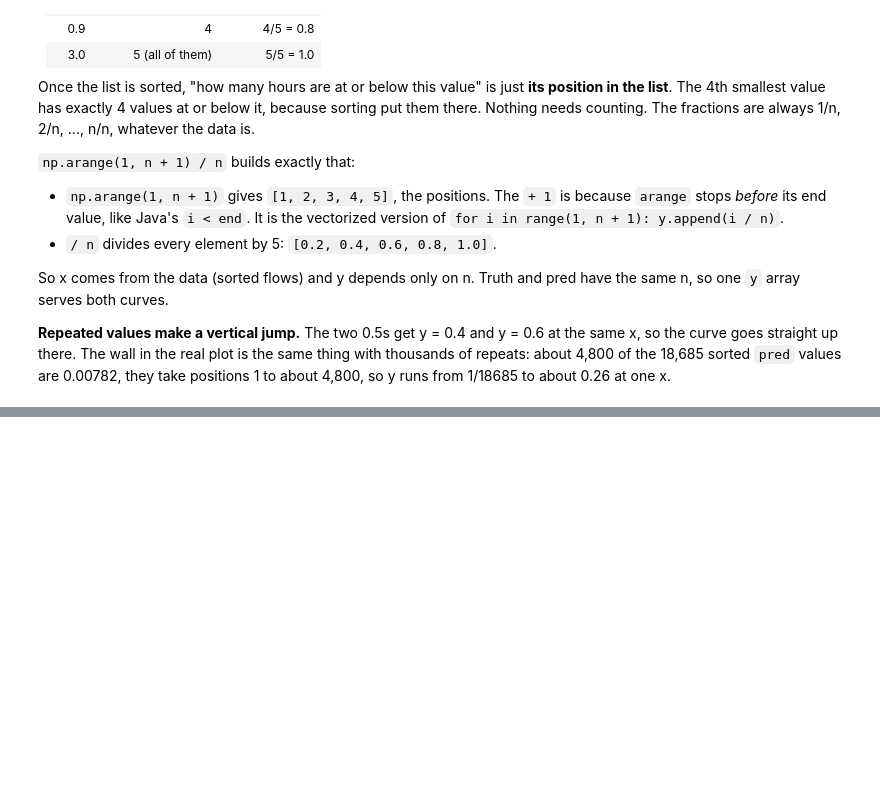
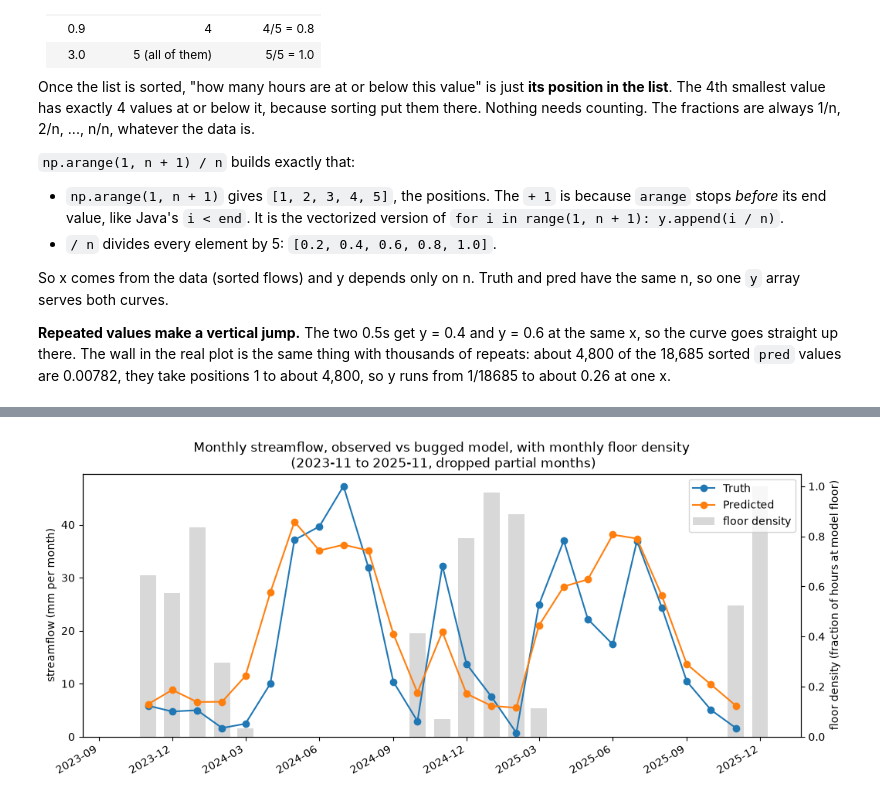
Before and after one commit to nehasrinivasula/mlm26, a Jupyter notebook: plots.ipynb, the cells around one changed output, grey strips where cells are left out. Cells and saved outputs as stored; diff of their text form; code cells hidden in the pictures; blank space fills up the shorter version.

```diff
--- a/plots.ipynb
+++ b/plots.ipynb
@@ -291,0 +305,3 @@ So x comes from the data (sorted flows) and y depends only on n. Truth and pred
+# %%
+plot_df["diff"] = plot_df["pred"] - plot_df["truth"]
+plot_df["diff"].sum() #yes it is wround 60.2 mm match with Sam's per hour average bias
@@ -291,0 +369,15 @@ So x comes from the data (sorted flows) and y depends only on n. Truth and pred
+# %%
+min_pred = pred.min()
+plot_df["floor"] = np.isclose(pred, min_pred, atol=1e-6)
+plot_df["floor1"] = np.isclose(pred, min_pred, atol=1e-6, rtol=0)
+plot_df["floor2"] = np.isclose(pred, min_pred, atol=1e-7)
+plot_df["floor3"] = plot_df["pred"] < 0.008
+
+#print out to check
+rules = ["floor", "floor1", "floor2", "floor3"]
+check = pd.DataFrame({
+    "hours":       [plot_df[r].sum() for r in rules],                  # a bool column's .sum() counts the Trues
+    "share":       [plot_df[r].mean() for r in rules],                 # .mean() of bools = fraction True
+    "sum_diff_mm": [plot_df.loc[plot_df[r], "diff"].sum() for r in rules],
+}, index=["atol=1e-6 (default rtol)", "atol=1e-6, rtol=0", "atol=1e-7", "pred < 0.008"])
+check.round(4)
@@ -291,0 +402,28 @@ So x comes from the data (sorted flows) and y depends only on n. Truth and pred
+# %%
+df_month_floor_density = plot_df["floor"].resample("MS").mean() #check the density of floor hour in each month
+fig, ax = plt.subplots(figsize=(12, 5))
+ax2 = ax.twinx() #2nd axis
+ax.plot(full.index, full["truth"], marker="o", label="Truth") #transparency is alpha
+ax.plot(full.index, full["pred"], marker="o", label="Predicted")
+ax2.bar(df_month_floor_density.index, df_month_floor_density, width=20, alpha = 0.3, color="grey", label="floor density")
+ax.set_ylabel("streamflow (mm per month)")
+ax2.set_ylabel("floor density (fraction of hours at model floor)")
+ax.set_title("Monthly streamflow, observed vs bugged model, with monthly floor density\n (2023-11 to 2025-11, dropped partial months)")
+
+ax.set_ylim(bottom=0) #both y axes start at 0, so lines and bars share a baseline
+#twinx draws ax2 on top of ax, so the bars cover the line markers. Put ax in front, and make its background transparent so it doesn't hide the bars
+ax.set_zorder(ax2.get_zorder() + 1)
+ax.patch.set_visible(False)
+
+# ax.legend()
+# ax2.legend()
+
+h1, l1= ax.get_legend_handles_labels()
+h2, l2 = ax2.get_legend_handles_labels()
+ax.legend(h1 + h2, l1 + l2)
+ax.xaxis.set_major_locator(mdates.MonthLocator(interval=3))
+ax.xaxis.set_major_formatter(mdates.DateFormatter("%Y-%m"))
+fig.autofmt_xdate()
+plt.savefig("figures/monthly_flow_floor_density.png", dpi=200, bbox_inches="tight")
+# %% [output]
+[figure, added]
```
Also changed, not shown: parts of 15 cells of this notebook, 30 other files.
